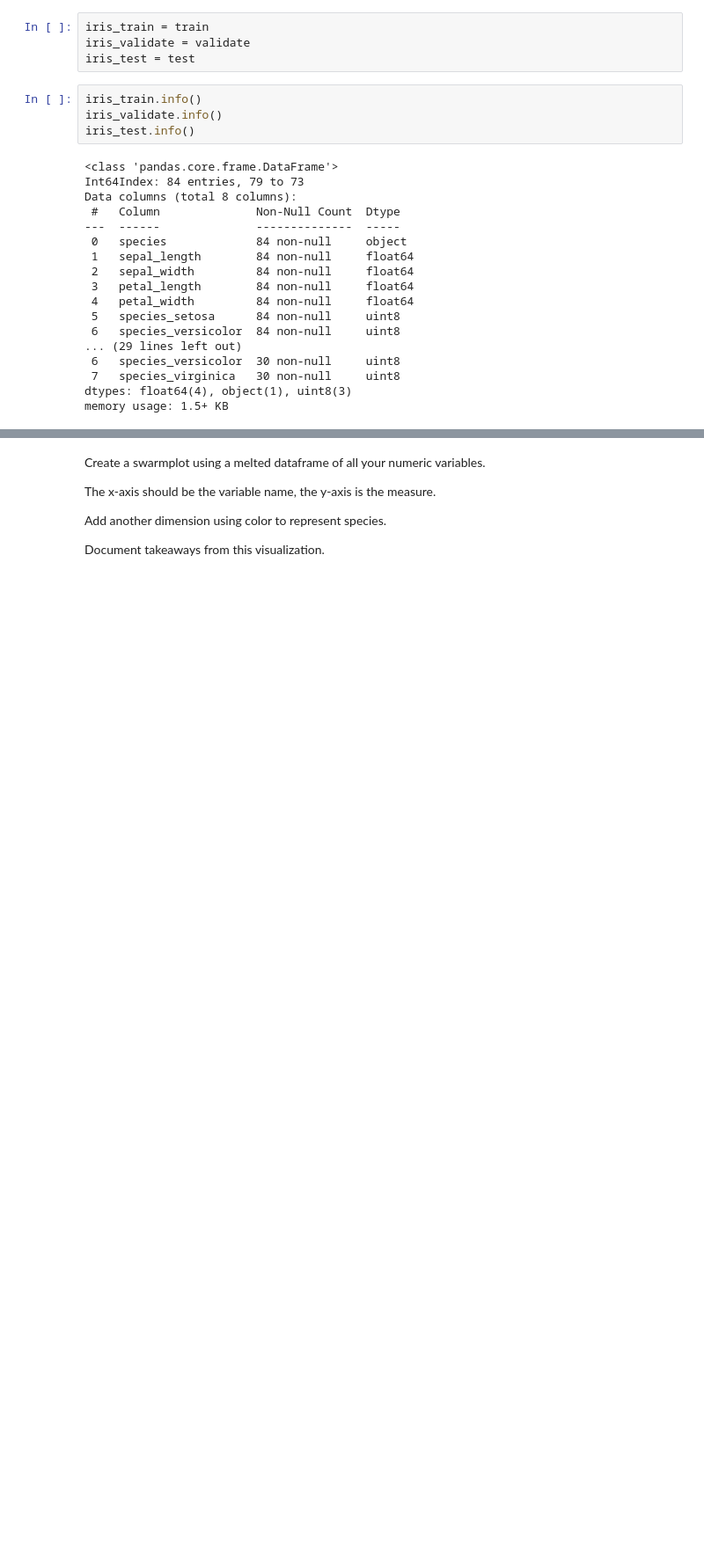
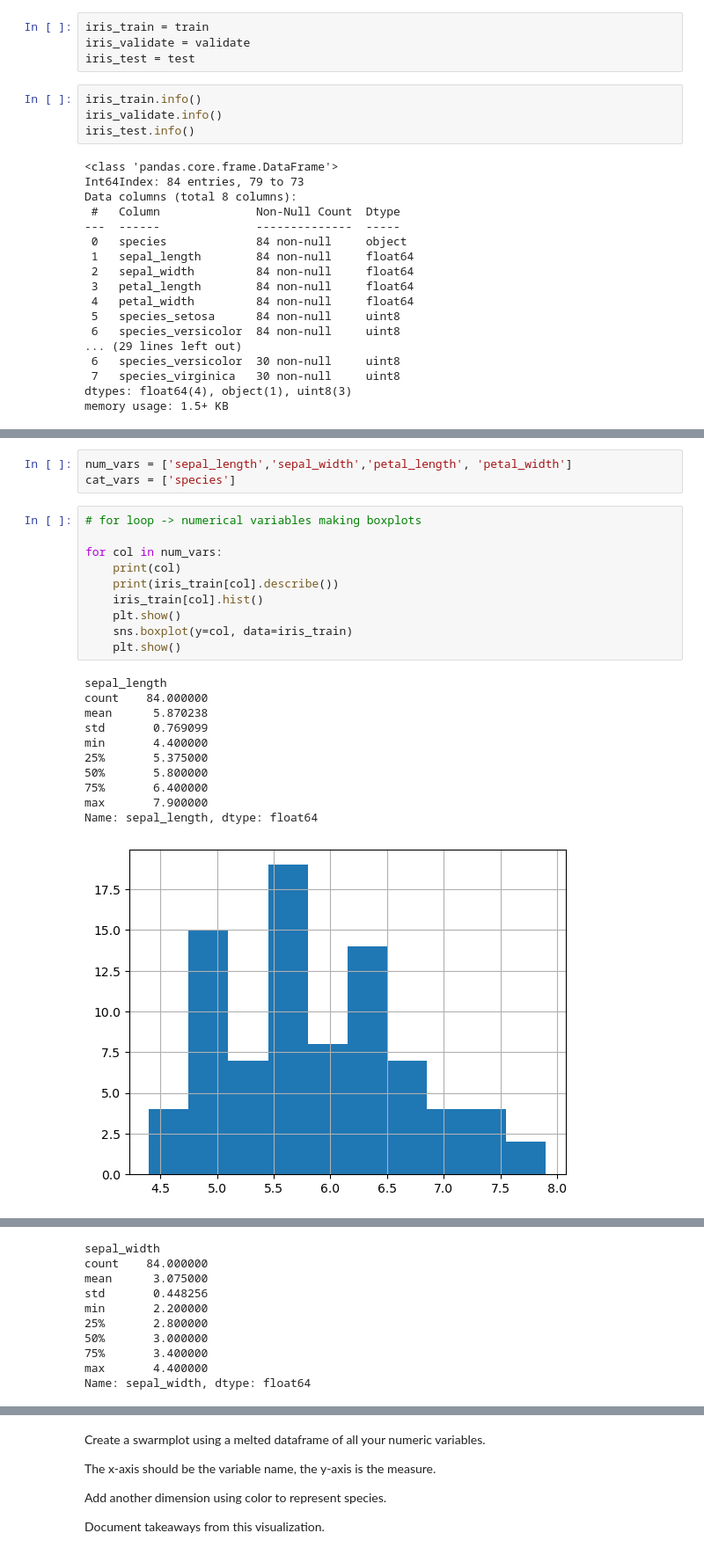
Before and after one commit to rob-casey/classification-exercises, a Jupyter notebook: classification_exercises.ipynb, the cells around one changed output, grey strips where cells are left out. Shown at 88% size. Cells and saved outputs as stored; diff of their text form; blank space fills up the shorter version.

```diff
--- a/classification_exercises.ipynb
+++ b/classification_exercises.ipynb
@@ -787,0 +816,25 @@ memory usage: 1.5+ KB
+# %%
+num_vars = ['sepal_length','sepal_width','petal_length', 'petal_width']
+cat_vars = ['species']
+# %%
+# for loop -> numerical variables making boxplots
+
+for col in num_vars:
+    print(col)
+    print(iris_train[col].describe())
+    iris_train[col].hist()
+    plt.show()
+    sns.boxplot(y=col, data=iris_train)
+    plt.show()
+# %% [output]
+sepal_length
+count    84.000000
+mean      5.870238
+std       0.769099
+min       4.400000
+25%       5.375000
+50%       5.800000
+75%       6.400000
+max       7.900000
+Name: sepal_length, dtype: float64
+[figure, added]
@@ -787,0 +842,10 @@ memory usage: 1.5+ KB
+sepal_width
+count    84.000000
+mean      3.075000
+std       0.448256
+min       2.200000
+25%       2.800000
+50%       3.000000
+75%       3.400000
+max       4.400000
+Name: sepal_width, dtype: float64
```
Also changed, not shown: parts of 27 cells of this notebook.
